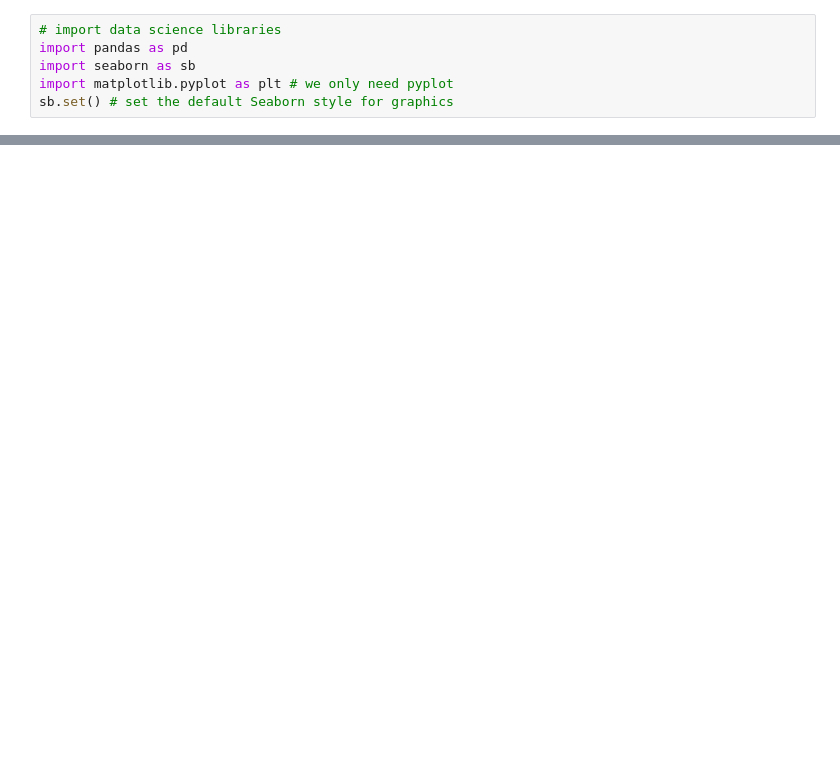
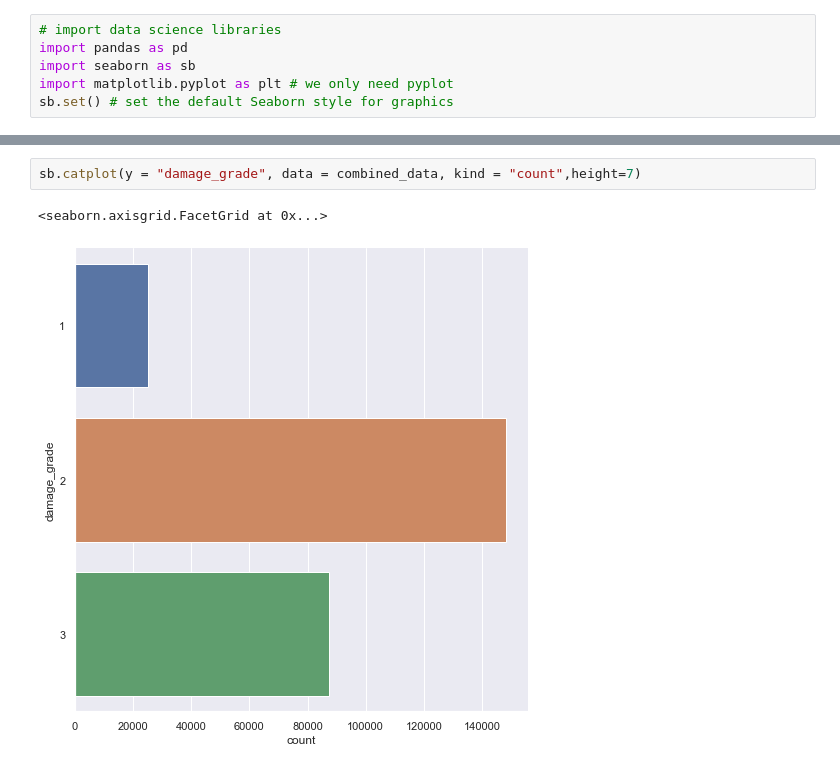
Before and after one commit to jshah39/DataSci, a Jupyter notebook: src/earthquake.ipynb, the cells around one changed output, grey strips where cells are left out. Drawn from its saved outputs; the diff is of its cells as text; blank space fills up the shorter version.

```diff
--- a/src/earthquake.ipynb
+++ b/src/earthquake.ipynb
@@ -56,0 +101,5 @@ sb.countplot(x='count_floors_pre_eq',hue = 'damage_grade', data=data_frame)
+# %%
+sb.catplot(y = "damage_grade", data = combined_data, kind = "count",height=7)
+# %% [output]
+<seaborn.axisgrid.FacetGrid at 0x...>
+[figure, added]
```
Also changed, not shown: parts of 95 cells of this notebook.
